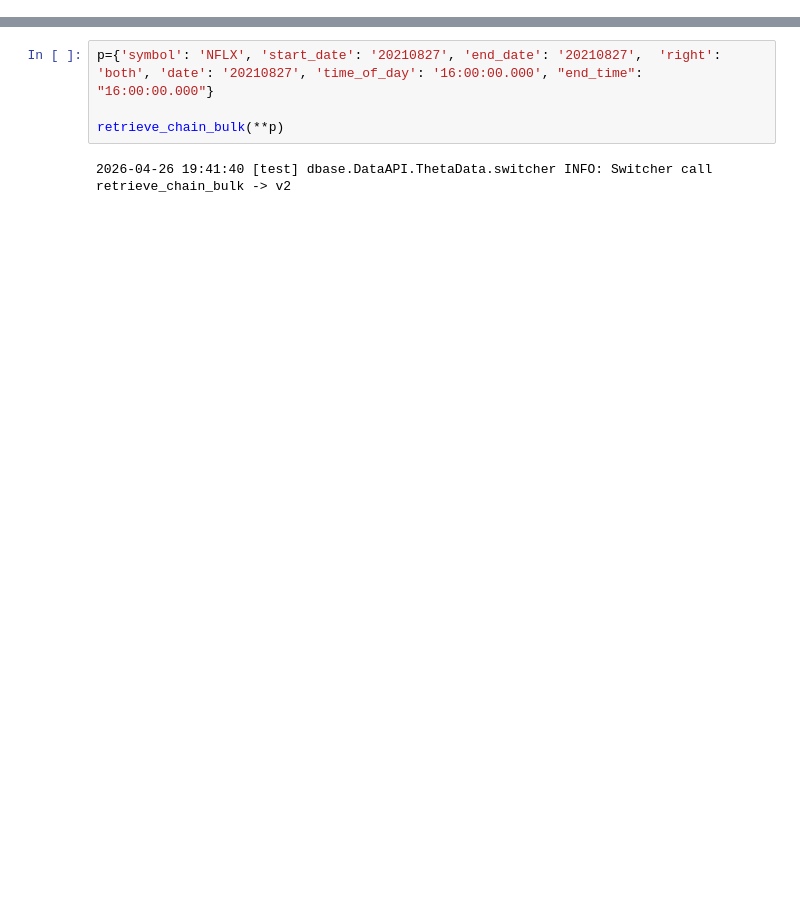
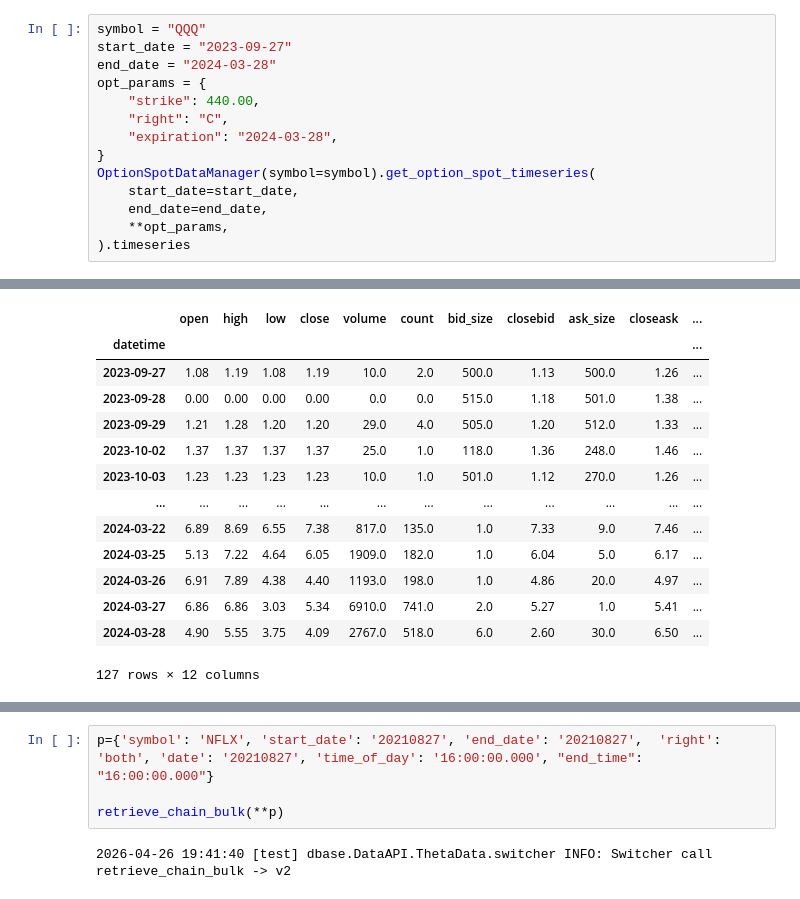
Before and after one commit to Zino-ctrlZ/FinanceDatabase, a Jupyter notebook: dbase/DataAPI/ThetaData/patches/tests.ipynb, the cells around one changed output, grey strips where cells are left out. Saved outputs shown, nothing was run; the diff lists cells and outputs as text; blank space fills up the shorter version.

Commit message:
notebook: refresh ThetaData patch validation runs and outputs

```diff
--- a/dbase/DataAPI/ThetaData/patches/tests.ipynb
+++ b/dbase/DataAPI/ThetaData/patches/tests.ipynb
@@ -13,0 +34,15 @@ Registering patch for list_dates with function _remove_incorrect_date_for_option
+# %%
+symbol = "QQQ"
+start_date = "2023-09-27"
+end_date = "2024-03-28"
+opt_params = {
+    "strike": 440.00,
+    "right": "C",
+    "expiration": "2024-03-28",
+}
+OptionSpotDataManager(symbol=symbol).get_option_spot_timeseries(
+    start_date=start_date,
+    end_date=end_date,
+    **opt_params,
+).timeseries
+# %% [output]
@@ -13,0 +54,14 @@ Registering patch for list_dates with function _remove_incorrect_date_for_option
+|  | open | high | low | close | volume | count | bid_size | closebid | ask_size | closeask | ... |
+| datetime |  |  |  |  |  |  |  |  |  |  | ... |
+| 2023-09-27 | 1.08 | 1.19 | 1.08 | 1.19 | 10.0 | 2.0 | 500.0 | 1.13 | 500.0 | 1.26 | ... |
+| 2023-09-28 | 0.00 | 0.00 | 0.00 | 0.00 | 0.0 | 0.0 | 515.0 | 1.18 | 501.0 | 1.38 | ... |
+| 2023-09-29 | 1.21 | 1.28 | 1.20 | 1.20 | 29.0 | 4.0 | 505.0 | 1.20 | 512.0 | 1.33 | ... |
+| 2023-10-02 | 1.37 | 1.37 | 1.37 | 1.37 | 25.0 | 1.0 | 118.0 | 1.36 | 248.0 | 1.46 | ... |
+| 2023-10-03 | 1.23 | 1.23 | 1.23 | 1.23 | 10.0 | 1.0 | 501.0 | 1.12 | 270.0 | 1.26 | ... |
+| ... | ... | ... | ... | ... | ... | ... | ... | ... | ... | ... | ... |
+| 2024-03-22 | 6.89 | 8.69 | 6.55 | 7.38 | 817.0 | 135.0 | 1.0 | 7.33 | 9.0 | 7.46 | ... |
+| 2024-03-25 | 5.13 | 7.22 | 4.64 | 6.05 | 1909.0 | 182.0 | 1.0 | 6.04 | 5.0 | 6.17 | ... |
+| 2024-03-26 | 6.91 | 7.89 | 4.38 | 4.40 | 1193.0 | 198.0 | 1.0 | 4.86 | 20.0 | 4.97 | ... |
+| 2024-03-27 | 6.86 | 6.86 | 3.03 | 5.34 | 6910.0 | 741.0 | 2.0 | 5.27 | 1.0 | 5.41 | ... |
+| 2024-03-28 | 4.90 | 5.55 | 3.75 | 4.09 | 2767.0 | 518.0 | 6.0 | 2.60 | 30.0 | 6.50 | ... |
+127 rows × 12 columns
```
Also changed, not shown: parts of 20 cells of this notebook.
